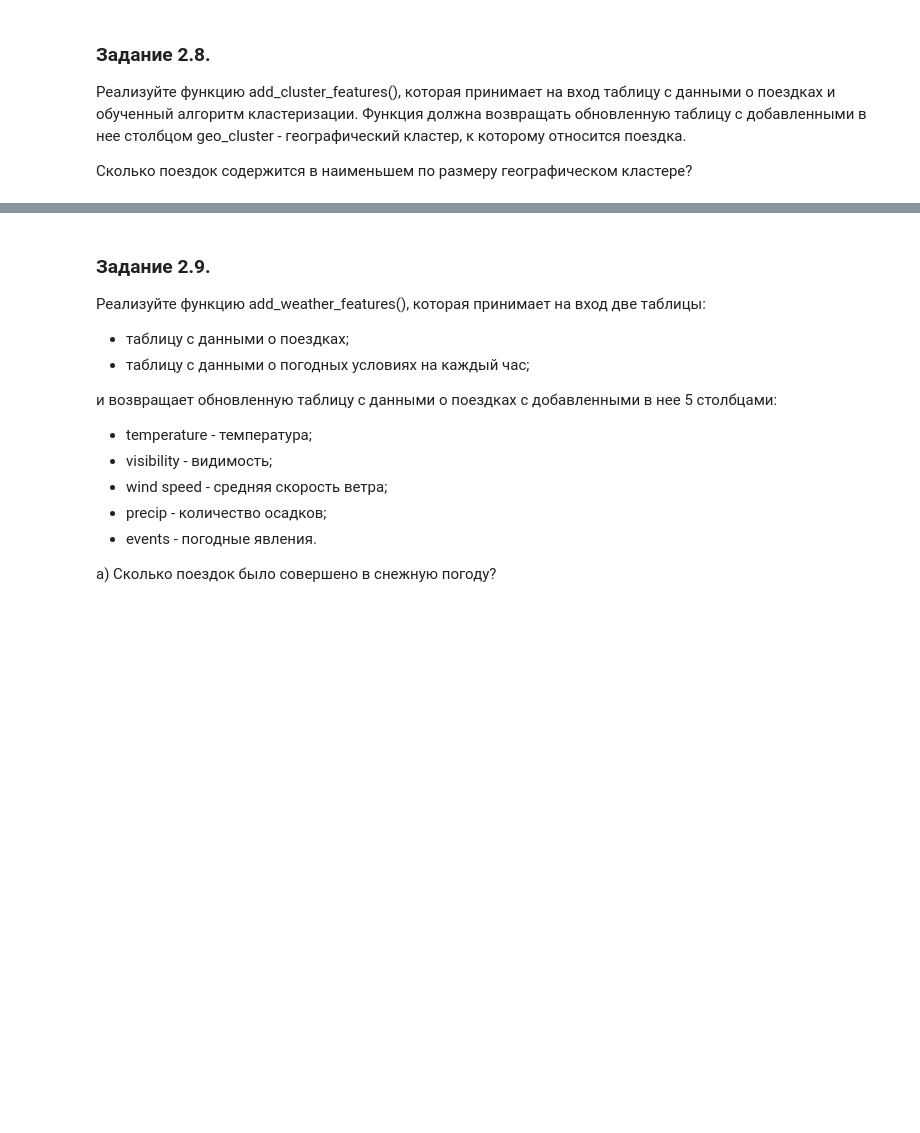
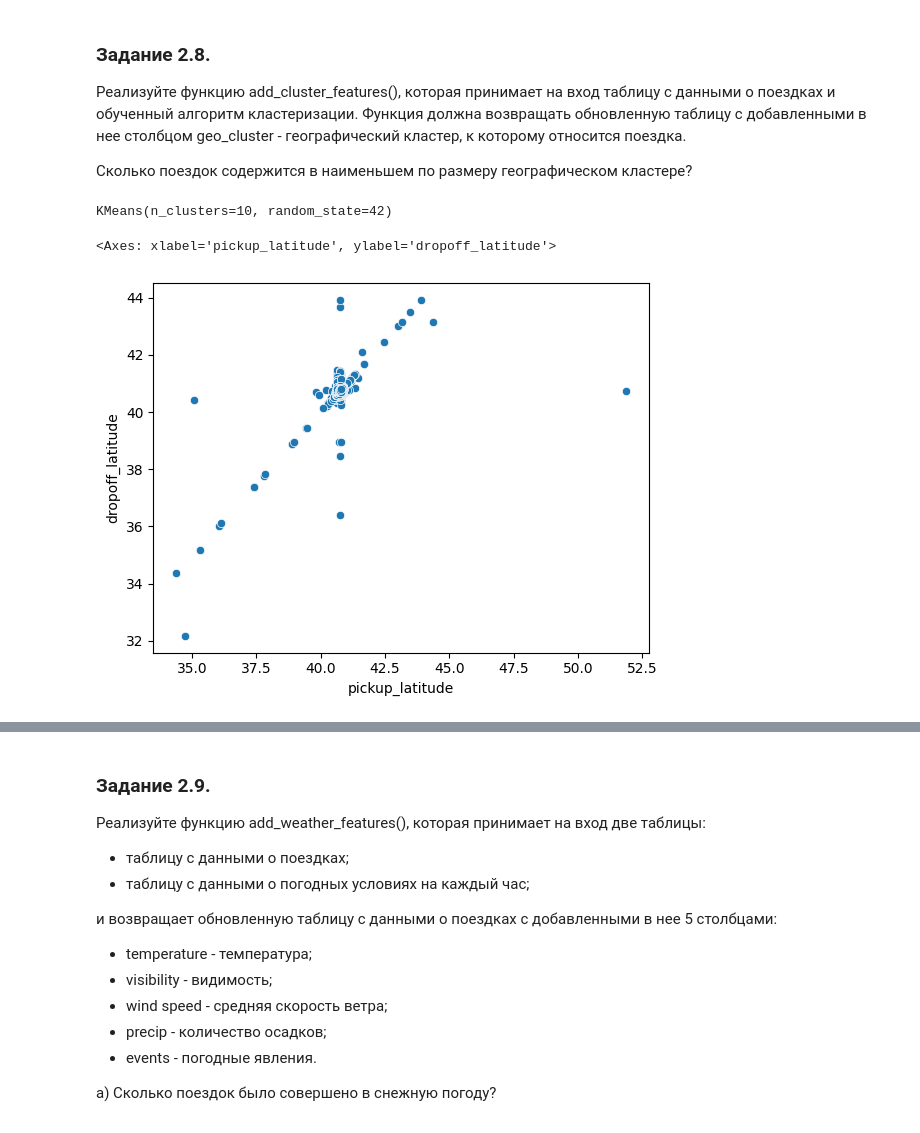
Before and after one commit to Alevtina529/test, a Jupyter notebook: Project_5__Ноутбук_шаблон.ipynb, the cells around one changed output, grey strips where cells are left out. Drawn from its saved outputs; the diff is of its cells as text; code cells hidden in the pictures; blank space fills up the shorter version.

```diff
--- a/Project_5__Ноутбук_шаблон.ipynb
+++ b/Project_5__Ноутбук_шаблон.ipynb
@@ -298,12 +298,11 @@ osrm_data.head()
 | 2 | id3504673 | Greenwich Street | Broadway | 1779.4 | 235.8 | 4 | ... |
 | 3 | id2181028 | Broadway | West 81st Street | 1614.9 | 140.1 | 5 | ... |
 | 4 | id0801584 | Lexington Avenue | West 31st Street | 1393.5 | 189.4 | 5 | ... |
-# %%
-def add_osrm_features(df,osrm):
-  df = df.merge(osrm, how='left', left_on='pickup_date', right_on='date')
-  df['pickup_holiday'] = df['holiday'].fillna(0)
-  df['pickup_holiday'] = df['pickup_holiday'].apply(lambda x: 0 if x == 0 else 1)
-  df = df.drop(['day', 'date', 'holiday'], axis=1)
-  total_distance;
-total_travel_time;
-number_of_steps
+# %%
+def add_osrm_features(df,osrm):
+  osrm=osrm.drop(['starting_street','end_street','street_for_each_step', 'distance_per_step', 'travel_time_per_step', 'step_maneuvers','step_direction','step_location_list'], axis=1)
+  df = df.merge(osrm, how='left', on='id')
+  return df
+
+taxi_data=add_osrm_features(taxi_data, osrm_data)
+taxi_data.head()
@@ -340,0 +369,14 @@ def get_angle_direction(lat1, lng1, lat2, lng2):
+# %%
+# ваш код здесь
+def add_geographical_features(data):
+    lat1, lat2 = data['pickup_latitude'].values, data['dropoff_latitude'].values
+    lng1, lng2 = data['pickup_longitude'].values, data['dropoff_longitude'].values
+    data['haversine_distance'] = get_haversine_distance(lat1, lng1, lat2, lng2)
+    data['direction'] = get_angle_direction(lat1, lng1, lat2, lng2)
+    return data
+
+taxi_data = add_geographical_features(taxi_data)
+
+distance_hav = round(taxi_data['haversine_distance'].median(), 2)
+print(distance_hav)
+taxi_data.head()
@@ -350,5 +400,11 @@ coords = np.hstack((taxi_data[['pickup_latitude', 'pickup_longitude']],
 # обучаем алгоритм кластеризации
 kmeans = cluster.KMeans(n_clusters=10, random_state=42)
 kmeans.fit(coords)
-
-# ваш код здесь
+# %% [output]
+KMeans(n_clusters=10, random_state=42)
+# %%
+predictions = kmeans.predict(coords)
+sns.scatterplot(x=taxi_data['pickup_latitude'], y=taxi_data['dropoff_latitude'])
+# %% [output]
+<Axes: xlabel='pickup_latitude', ylabel='dropoff_latitude'>
+[figure, added]
```
Also changed, not shown: parts of 8 cells of this notebook.
